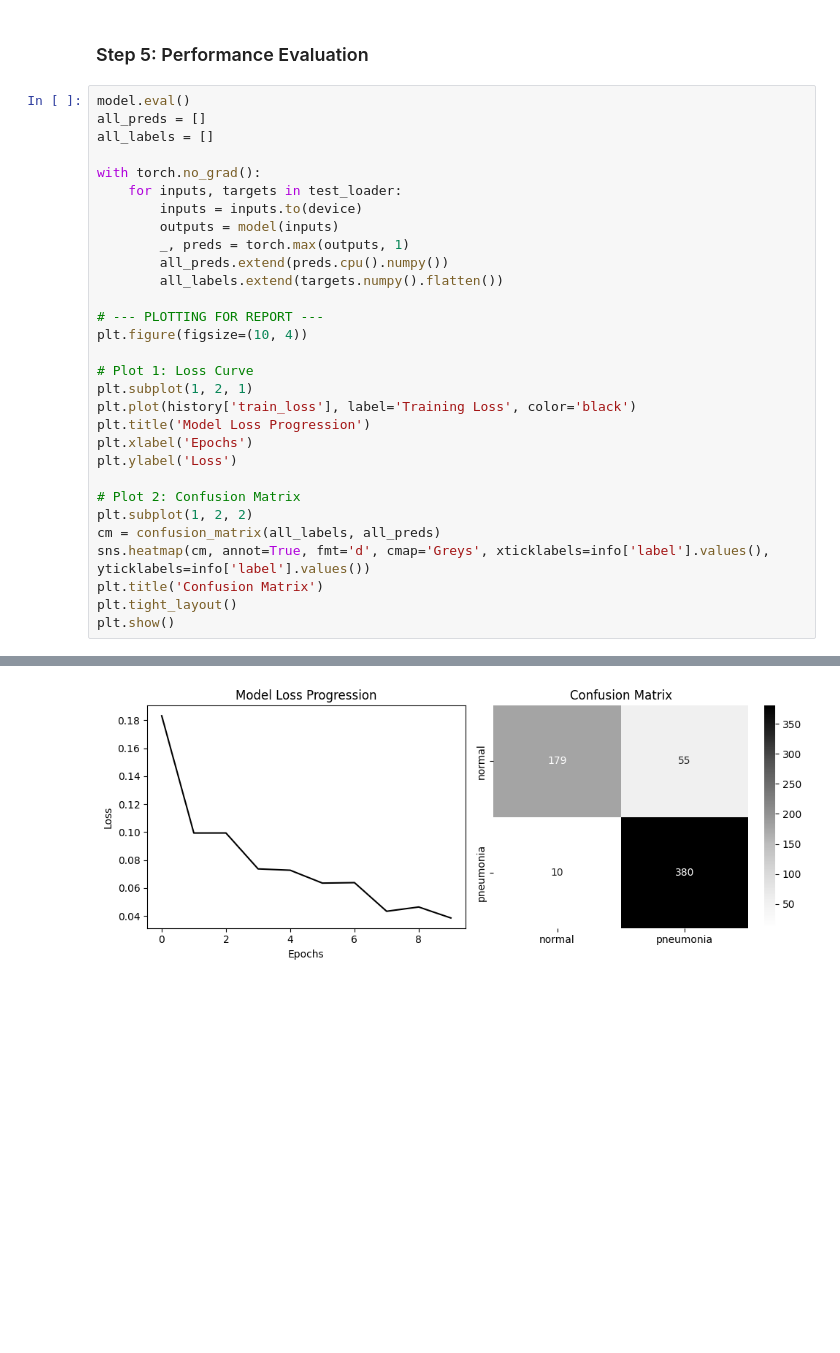
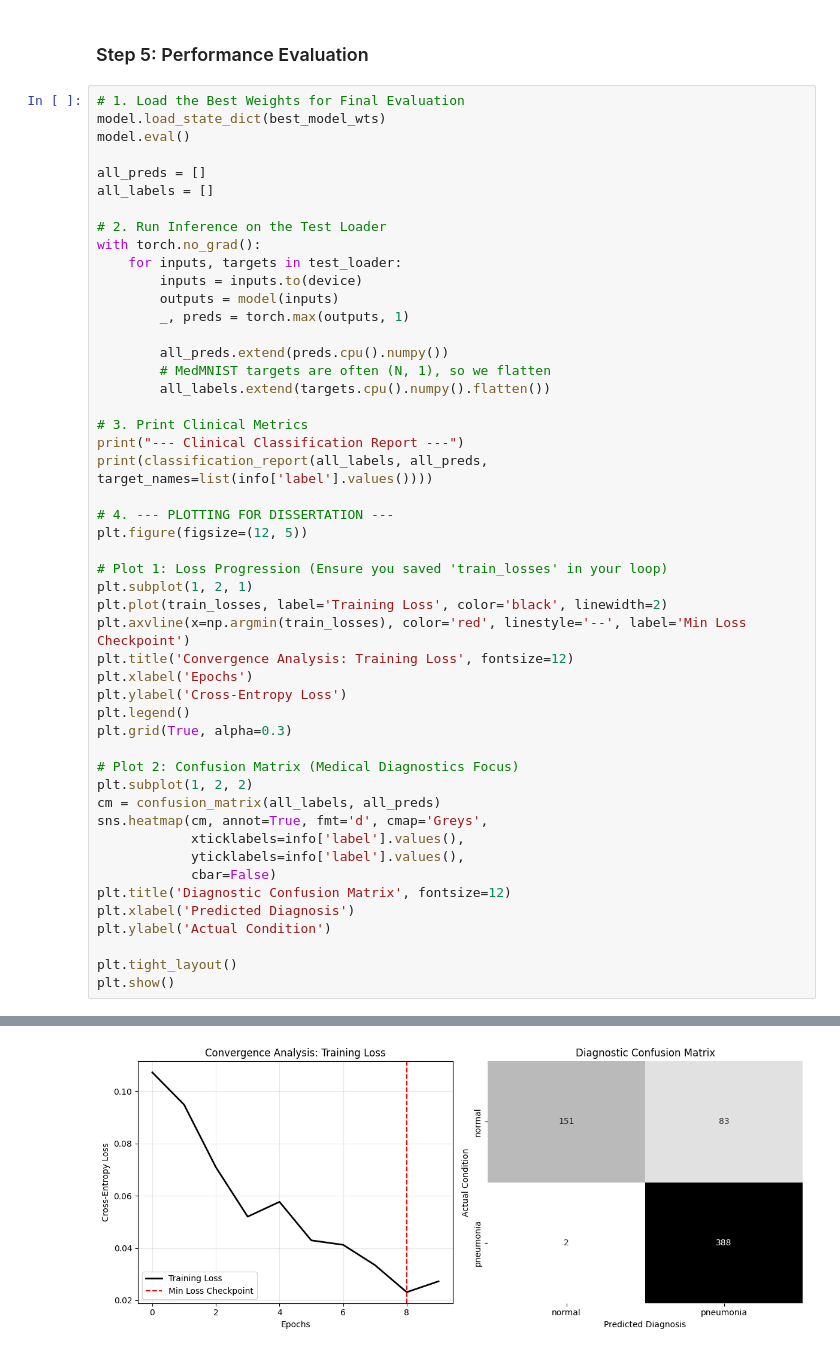
Before and after one commit to ghosts012/Hybrid-Healthcare-Advisory-System, a Jupyter notebook: src/vision_module/train_cnn.ipynb, the cells around one changed output, grey strips where cells are left out. Saved outputs shown, nothing was run; the diff lists cells and outputs as text; blank space fills up the shorter version.

```diff
--- a/src/vision_module/train_cnn.ipynb
+++ b/src/vision_module/train_cnn.ipynb
@@ -249,33 +309,52 @@ create_download_link(final_save_path)
 # %% [markdown]
 ### Step 5: Performance Evaluation
 # %%
+# 1. Load the Best Weights for Final Evaluation
+model.load_state_dict(best_model_wts)
 model.eval()
+
 all_preds = []
 all_labels = []
 
+# 2. Run Inference on the Test Loader
 with torch.no_grad():
     for inputs, targets in test_loader:
         inputs = inputs.to(device)
         outputs = model(inputs)
         _, preds = torch.max(outputs, 1)
+
         all_preds.extend(preds.cpu().numpy())
-        all_labels.extend(targets.numpy().flatten())
+        # MedMNIST targets are often (N, 1), so we flatten
+        all_labels.extend(targets.cpu().numpy().flatten())
 
-# --- PLOTTING FOR REPORT ---
-plt.figure(figsize=(10, 4))
+# 3. Print Clinical Metrics
+print("--- Clinical Classification Report ---")
+print(classification_report(all_labels, all_preds, target_names=list(info['label'].values())))
 
-# Plot 1: Loss Curve
+# 4. --- PLOTTING FOR DISSERTATION ---
+plt.figure(figsize=(12, 5))
+
+# Plot 1: Loss Progression (Ensure you saved 'train_losses' in your loop)
 plt.subplot(1, 2, 1)
-plt.plot(history['train_loss'], label='Training Loss', color='black')
-plt.title('Model Loss Progression')
+plt.plot(train_losses, label='Training Loss', color='black', linewidth=2)
+plt.axvline(x=np.argmin(train_losses), color='red', linestyle='--', label='Min Loss Checkpoint')
+plt.title('Convergence Analysis: Training Loss', fontsize=12)
 plt.xlabel('Epochs')
-plt.ylabel('Loss')
+plt.ylabel('Cross-Entropy Loss')
+plt.legend()
+plt.grid(True, alpha=0.3)
 
-# Plot 2: Confusion Matrix
+# Plot 2: Confusion Matrix (Medical Diagnostics Focus)
 plt.subplot(1, 2, 2)
 cm = confusion_matrix(all_labels, all_preds)
-sns.heatmap(cm, annot=True, fmt='d', cmap='Greys', xticklabels=info['label'].values(), yticklabels=info['label'].values())
-plt.title('Confusion Matrix')
+sns.heatmap(cm, annot=True, fmt='d', cmap='Greys',
+            xticklabels=info['label'].values(),
+            yticklabels=info['label'].values(),
+            cbar=False)
+plt.title('Diagnostic Confusion Matrix', fontsize=12)
+plt.xlabel('Predicted Diagnosis')
+plt.ylabel('Actual Condition')
+
 plt.tight_layout()
 plt.show()
 # %% [output]
@@ -282 +370 @@ plt.show()
-[figure, old version]
+[figure, new version]
```
Also changed, not shown: parts of 15 cells of this notebook, 7 other files.
